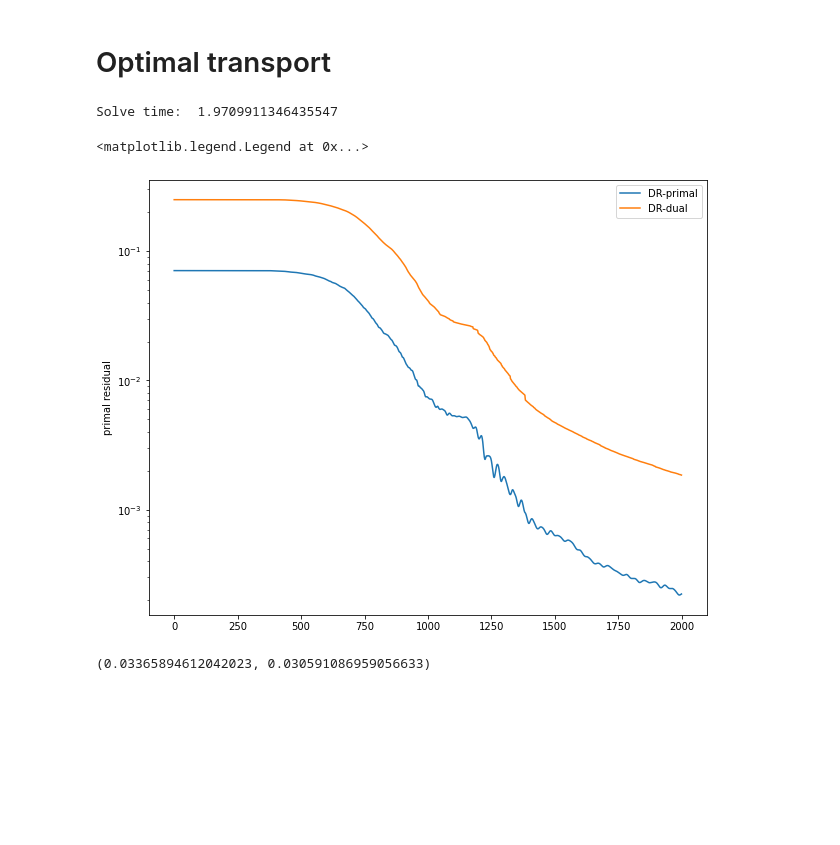
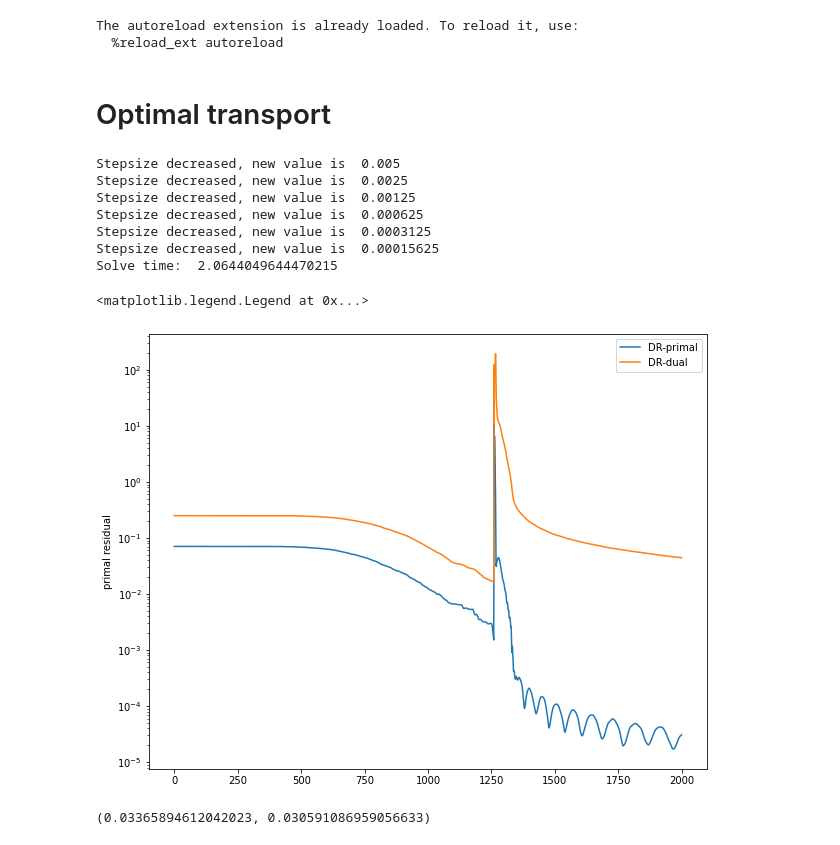
Before and after one commit to vienmai/drot, a Jupyter notebook: example/notebook.ipynb, the cells around one changed output. Cells and saved outputs as stored; diff of their text form; code cells hidden in the pictures; blank space fills up the shorter version.

```diff
--- a/notebook.ipynb
+++ b/example/notebook.ipynb
@@ -1,18 +1,21 @@
 # %%
 %matplotlib inline
 import sys, os
+sys.path.append("../")
 import numpy as np
 import scipy as sp
 import numpy.linalg as nla
 import matplotlib as mpl
 import matplotlib.pyplot as plt
-from time import time
 from timeit import timeit
 import matplotlib.pylab as pl
 import ot
 import ot.plot
 from ot.datasets import make_1D_gauss as gauss
-from proximal import *
-import pickle
+from drot import drot
+from drot.proximal import *
 %load_ext autoreload
 %autoreload 2
+# %% [output]
+The autoreload extension is already loaded. To reload it, use:
+  %reload_ext autoreload
@@ -218,36 +59,40 @@ step = 0.01
 n, C, p, q = two_dimensional_gaussian_ot(400)
 x0 = np.ones((n,n), order='F')/n
 
 assert C.flags['F_CONTIGUOUS']
 assert x0.flags['F_CONTIGUOUS']
 
 proxf = lambda x, stz: trace_nonnegative_prox(x, C, stz)
 proxg = lambda x: generalized_doubly_stochastic_matrices_projection(x, p, q)
 proxg_ = lambda x, y, stz: primal_dual_trace_nonnegative_prox(x, C, y, stz)
 proxh = lambda x, xnew, stz: primal_dual_linear_prox(x, xnew, p, q, stz)
 
-C_ = C.copy()
-
 drout  = drot(x0, proxf, proxg, np.vstack((p,q)), max_iters, step=step, relaxation=1.2, compute_r_primal=True,                         compute_r_dual=True, adapt_stepsize=True)
 # cpout  = PDHG(x0, proxg_, proxh, max_iters, step=(1/(2*n))**0.5, relaxation=1.0)
 
 xopt = drout["sol"]
-xopt_cp = cpout["sol"]
+# xopt_cp = cpout["sol"]
 
 plt.figure(1, figsize=(10,8))
 plt.plot(range(drout["num_iters"]), [r for r in drout['primal']], label='DR-primal')
 plt.plot(range(drout["num_iters"]), [r for r in drout['dual']], label='DR-dual')
 plt.ylabel("primal residual")
 plt.yscale('log')
 plt.legend()
 
 # plt.figure(2, figsize=(10,8))
 # plt.plot(range(cpout["num_iters"]), [r for r in cpout['dual']], label='DR-dual')
 # plt.ylabel("primal residual")
 # plt.yscale('log')
 # plt.legend()
 # %% [output]
-Solve time:  1.9709911346435547
+Stepsize decreased, new value is  0.005
+Stepsize decreased, new value is  0.0025
+Stepsize decreased, new value is  0.00125
+Stepsize decreased, new value is  0.000625
+Stepsize decreased, new value is  0.0003125
+Stepsize decreased, new value is  0.00015625
+Solve time:  2.0644049644470215
 <matplotlib.legend.Legend at 0x...>
-[figure, old version]
+[figure, new version]
 # %%
```
Also changed, not shown: parts of 4 cells of this notebook, 5 other files.
